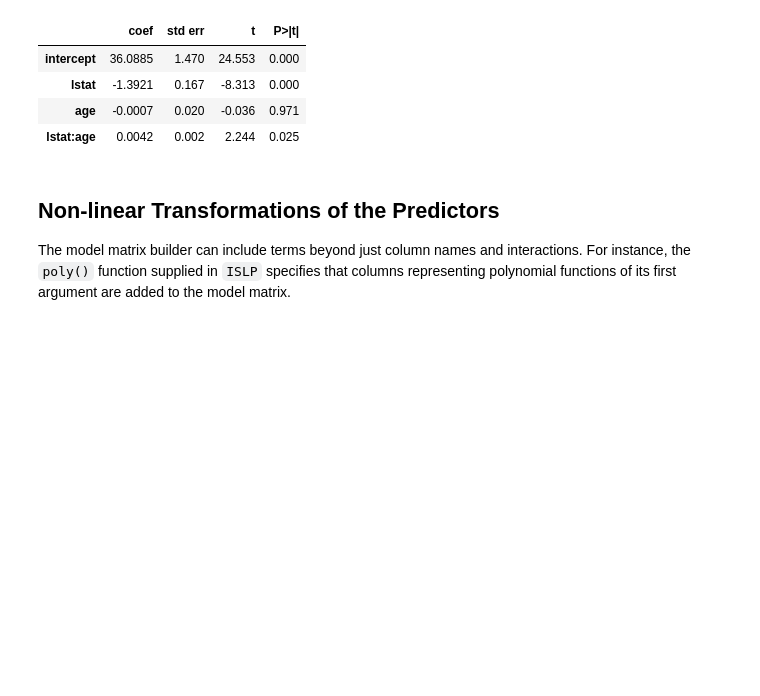
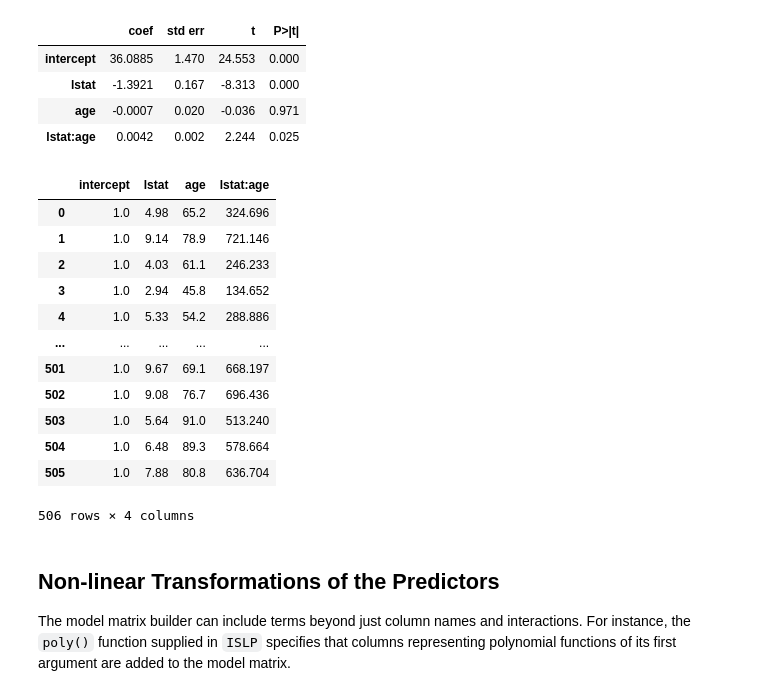
Before and after one commit to yxu148/ISLP_labs, a Jupyter notebook: Ch03-linreg-lab.ipynb, the cells around one changed output. Saved outputs shown, nothing was run; the diff lists cells and outputs as text; code cells hidden in the pictures; blank space fills up the shorter version.

```diff
--- a/Ch03-linreg-lab.ipynb
+++ b/Ch03-linreg-lab.ipynb
@@ -191,0 +200,2 @@ design = MS(['lstat'])
+# %%
+design.fit(Boston)
@@ -594,6 +605,22 @@ summarize(model2.fit())
 | lstat | -1.3921 | 0.167 | -8.313 | 0.000 |
 | age | -0.0007 | 0.020 | -0.036 | 0.971 |
 | lstat:age | 0.0042 | 0.002 | 2.244 | 0.025 |
+# %%
+X
+# %% [output]
+|  | intercept | lstat | age | lstat:age |
+| 0 | 1.0 | 4.98 | 65.2 | 324.696 |
+| 1 | 1.0 | 9.14 | 78.9 | 721.146 |
+| 2 | 1.0 | 4.03 | 61.1 | 246.233 |
+| 3 | 1.0 | 2.94 | 45.8 | 134.652 |
+| 4 | 1.0 | 5.33 | 54.2 | 288.886 |
+| ... | ... | ... | ... | ... |
+| 501 | 1.0 | 9.67 | 69.1 | 668.197 |
+| 502 | 1.0 | 9.08 | 76.7 | 696.436 |
+| 503 | 1.0 | 5.64 | 91.0 | 513.240 |
+| 504 | 1.0 | 6.48 | 89.3 | 578.664 |
+| 505 | 1.0 | 7.88 | 80.8 | 636.704 |
+506 rows × 4 columns
 # %% [markdown]
 ## Non-linear Transformations of the Predictors
 The model matrix builder can include terms beyond
```
Also changed, not shown: parts of 7 cells of this notebook, 4 other files.
